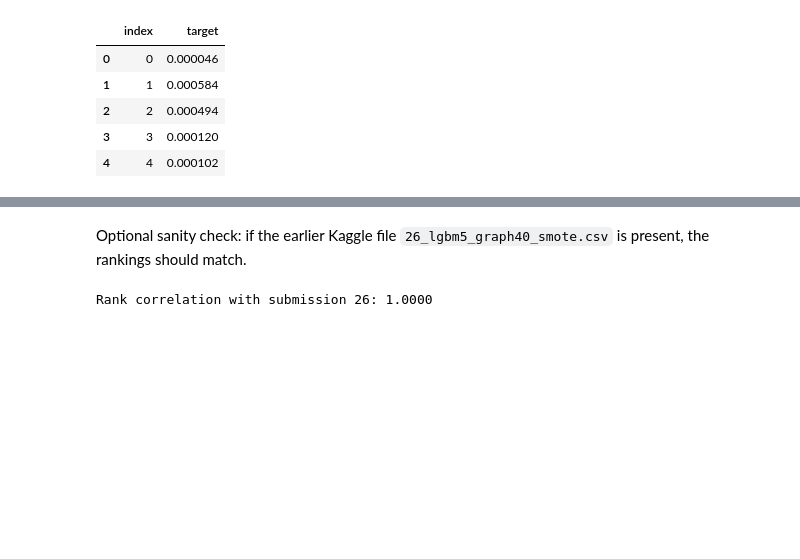
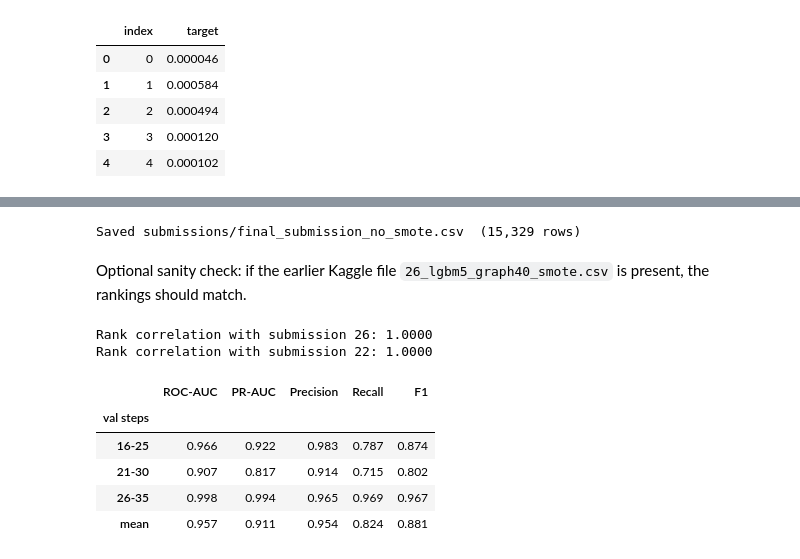
Before and after one commit to stellaS-xy/BT4012KaggleCompetiton, a Jupyter notebook: e1155503.ipynb, the cells around one changed output, grey strips where cells are left out. Drawn from its saved outputs; the diff is of its cells as text; code cells hidden in the pictures; blank space fills up the shorter version.

Commit message:
tidy up for final submission

```diff
--- a/e1155503.ipynb
+++ b/e1155503.ipynb
@@ -481,3 +489,17 @@ Saved submissions/final_submission.csv  (15,329 rows, 259 features)
+# %%
+# Same features as the final model (X_fit, X_test from Section 7); only the SMOTE step is removed
+model_no_smote = SeedAvg(seeds=(0, 1, 2, 3, 4)).fit(X_fit, L["label"])
+pred_no_smote = model_no_smote.predict_proba(X_test.loc[test["txId"]])[:, 1]
+submission_no_smote = pd.DataFrame({"index": test["index"].values, "target": pred_no_smote})
+
+assert len(submission_no_smote) == len(sample) and set(submission_no_smote["index"]) == set(sample["index"])
+assert submission_no_smote["target"].between(0, 1).all()
+
+out_path_2 = f"{SUB_DIR}/final_submission_no_smote.csv"
+submission_no_smote.to_csv(out_path_2, index=False)
+print(f"Saved {out_path_2}  ({len(submission_no_smote):,} rows)")
+# %% [output]
+Saved submissions/final_submission_no_smote.csv  (15,329 rows)
 # %% [markdown]
 Optional sanity check: if the earlier Kaggle file `26_lgbm5_graph40_smote.csv` is present, the rankings should match.
 # %%
@@ -490,5 +512,41 @@ if os.path.exists(ref_path):
     print(f"Rank correlation with submission 26: {corr:.4f}")
 else:
     print("Reference file not found - skipping.")
+
+# Optional check: should match the earlier Kaggle file 22 (rank correlation ~1.0000)
+ref22 = f"{SUB_DIR}/22_lgbm5_allgraph40.csv"
+if os.path.exists(ref22):
+    r = pd.read_csv(ref22).set_index("index")["target"]
+    print(f"Rank correlation with submission 22: "
+          f"{spearmanr(submission_no_smote.set_index('index')['target'], r.loc[submission_no_smote['index']]).correlation:.4f}")
+else:
+    print("Reference file not found - skipping.")
 # %% [output]
 Rank correlation with submission 26: 1.0000
+Rank correlation with submission 22: 1.0000
+# %%
+from sklearn.metrics import precision_score, recall_score, f1_score, average_precision_score
+
+rows = []
+for last_train, val_steps in FOLDS:
+    fit = L[L["time_step"] <= last_train]
+    va  = L[L["time_step"].isin(val_steps)]
+    X_fit_f, X_va_f = build_features(fit, va)
+    p = SMOTEModel(SeedAvg, 1.0).fit(X_fit_f, fit["label"]).predict_proba(X_va_f)[:, 1]
+    pred = (p >= 0.5).astype(int)
+    rows.append({"val steps": f"{val_steps.start}-{val_steps.stop - 1}",
+                 "ROC-AUC": roc_auc_score(va["label"], p),
+                 "PR-AUC": average_precision_score(va["label"], p),
+                 "Precision": precision_score(va["label"], pred),
+                 "Recall": recall_score(va["label"], pred),
+                 "F1": f1_score(va["label"], pred)})
+metrics = pd.DataFrame(rows).set_index("val steps")
+metrics.loc["mean"] = metrics.mean()
+metrics.round(3)
+# %% [output]
+|  | ROC-AUC | PR-AUC | Precision | Recall | F1 |
+| val steps |  |  |  |  |  |
+| 16-25 | 0.966 | 0.922 | 0.983 | 0.787 | 0.874 |
+| 21-30 | 0.907 | 0.817 | 0.914 | 0.715 | 0.802 |
+| 26-35 | 0.998 | 0.994 | 0.965 | 0.969 | 0.967 |
+| mean | 0.957 | 0.911 | 0.954 | 0.824 | 0.881 |
```
Also changed, not shown: parts of 3 cells of this notebook, 1 other file.
